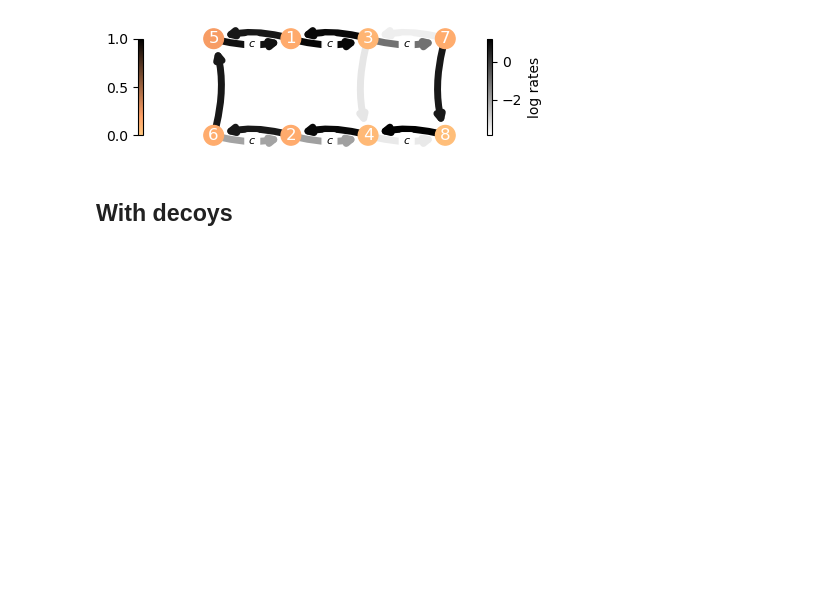
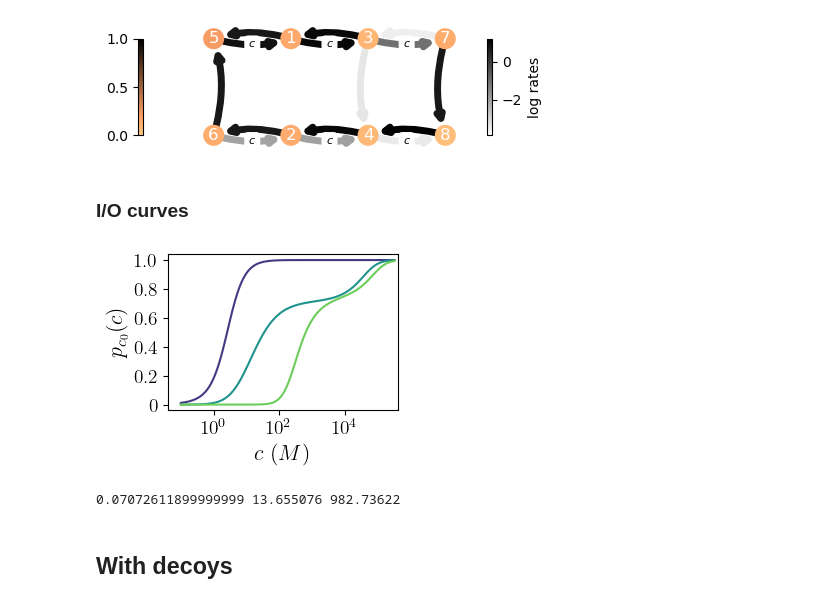
Before and after one commit to ta-rekt/LLROpt.jl, a Jupyter notebook: dev.ipynb, the cells around one changed output. Saved outputs shown, nothing was run; the diff lists cells and outputs as text; code cells hidden in the pictures; blank space fills up the shorter version.

```diff
--- a/dev.ipynb
+++ b/dev.ipynb
@@ -6657,3 +6613,82 @@ if not os.path.exists(dirname):
     os.makedirs(dirname)
 
 fig.savefig('{}/.julia/dev/LLROpt/plots/{}/3bs-fir-c0.svg'.format(os.environ["HOME"], date))
+# %% [markdown]
+### I/O curves
+# %%
+from matplotlib.colors import Normalize
+import numdifftools as nd
+
+dirname = "20250521/3bs-fir-c0"
+ncpus = 27
+nedges = 16
+figsize = (3, 2.2)
+skip=[27,29,31,53,54,57,58,61,62]
+data, params = utils.get_data(dirname, "full", "spec", skipkeys=skip)
+# data = data_shgo
+nbetas = params["nparams"]
+plt.rcParams['text.usetex'] = False
+
+with open('spec/circuits.json', 'r') as file:
+    circuits_dict = json.load(file)
+
+# Load the JSON file into a dictionary
+circuitId = "3bs_no_konu"
+edges = circuits_dict[circuitId]["edges"]
+edges = np.array([(u-1, v-1) for (u,v) in edges])  # convert to zero-based indexing
+input_edges = [(u-1,v-1) for (u,v) in circuits_dict[circuitId]["input_edges"]]
+on_ind = 1 - np.array(circuits_dict[circuitId]["off_indicator"])
+
+irvals_acc = np.array([data[i]["1"]["1"][nedges] for i in range(1, nbetas+1) if i not in skip])
+c_acc = np.array([data[i]["1"]["1"][-3] for i in range(1, nbetas+1) if i not in skip])
+cvals = np.linspace(-1, 5.5, 100)
+cmax = np.max(c_acc)
+
+plt.rcParams['text.usetex'] = True
+
+fig, ax = plt.subplots(1,1, figsize=figsize, layout='constrained')
+
+cmap = plt.cm.viridis
+ax.set_xlabel("$c\,\,(M)$", fontsize=16)
+ax.set_ylabel("$p_{c_0}(c)$", fontsize=16)
+ax.set_yticks(list([0, 0.2, 0.4, 0.6, 0.8, 1.0] ))
+ax.set_yticklabels(list(["$0$", "$0.2$", "$0.4$", "$0.6$", "$0.8$", "$1.0$"]), fontsize=14)
+xticks = 10**np.logspace(-1, 5, 7)
+ax.set_xticks(xticks)
+ax.set_xticklabels(["$i$".format(i) for i in xticks], fontsize=14)
+ax.set_ylim(-0.04,1.04)
+ax.set_xscale('log')
+ax.set_xlim(4e-2, 4e5)
+
+left, bottom, width, height = [0.225, 0.73, 0.17, 0.19]
+
+# ax3 = fig.add_axes([left, bottom, width, height])
+# yticks3 = [0.8, 1.0, 1.2]
+yticks3 = [0.0, 0.25]
+
+c_i_last = data[1]["1"]["1"][-3]
+hill_i_last = 0
+pion_i_last = 0
+
+
+# main plot
+for i in [1,30, 52]:
+    logrates = data[i]["1"]["1"][:nedges]
+    c_i = data[i]["1"]["1"][-3]
+    we_lin = np.array([(u,v,10**r) for ((u,v),r) in zip(edges, logrates)])
+    f = lambda x : ctmc.pi_on(we_lin, input_edges, 10**x, on_ind)
+    # df = nd.Derivative(f, order=3)
+
+    pon = [f(c) for c in cvals]
+
+    mu = (np.log10(c_i) + 2) / 6
+    ax.plot(10**cvals, pon, color=cmap(mu), zorder=1)
+    # ax.scatter(c_i, f(np.log10(c_i)), s=10, color="red", zorder=2)
+
+# ax.legend(loc=(0.05, 0.3), fontsize=14)
+# %% [output]
+[figure, added]
+# %%
+print(c_acc[1]*0.6, c_acc[30]*0.6, c_acc[52]*0.6)
+# %% [output]
+0.07072611899999999 13.655076 982.73622
```
Also changed, not shown: parts of 16 cells of this notebook, 11 other files.
